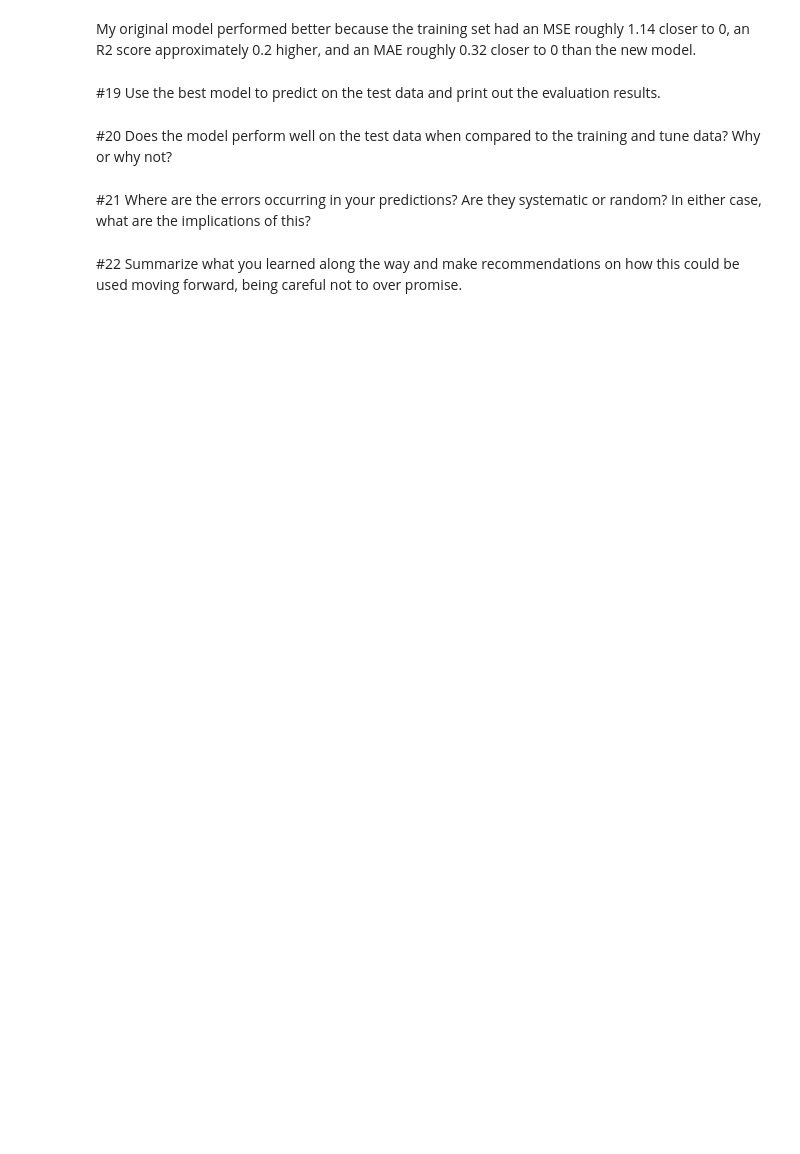
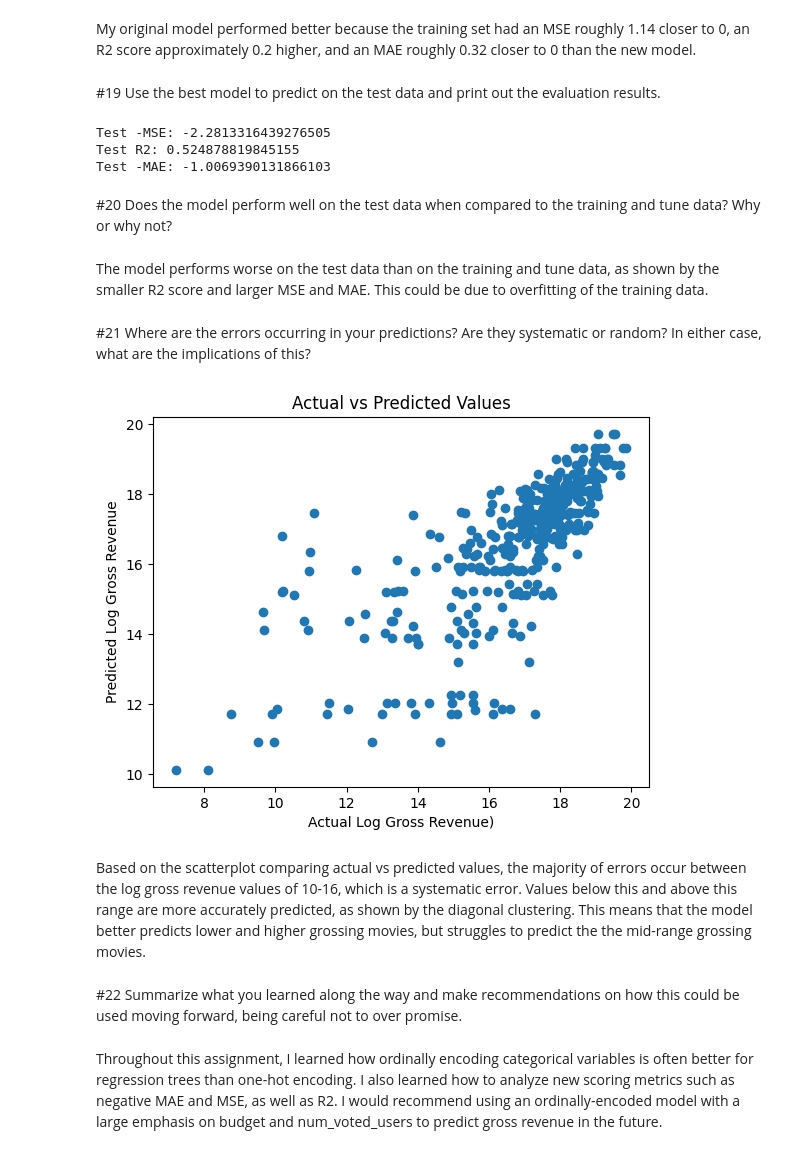
Before and after one commit to stefregalia/DS-3021, a Jupyter notebook: 09_DT_Regression/DT_Reg_Lab (1).ipynb, the cells around one changed output. Drawn from its saved outputs; the diff is of its cells as text; code cells hidden in the pictures; blank space fills up the shorter version.

```diff
--- a/09_DT_Regression/DT_Reg_Lab (1).ipynb
+++ b/09_DT_Regression/DT_Reg_Lab (1).ipynb
@@ -294,9 +294,41 @@ Train MAE: -1.107038503543979
 My original model performed better because the training set had an MSE roughly 1.14 closer to 0, an R2 score approximately 0.2 higher, and an MAE roughly 0.32 closer to 0 than the new model.
 # %% [markdown]
 #19 Use the best model to predict on the test data and print out the evaluation results.
+# %%
+new_model = best_param.fit(X_train, y_train)  # Defining the best model
+
+test_pred_1 = new_model.predict(X_test) # Using the best model to predict the test data
+
+# Calculating scoring metrics for the test data
+
+test_mse_neg_1 = -mean_squared_error(y_test, test_pred_1)
+test_r2_1 = r2_score(y_test, test_pred_1)
+test_mae_neg_1 = -mean_absolute_error(y_test, test_pred_1)
+
+print("Test -MSE:", test_mse_neg_1)
+print("Test R2:", test_r2_1)
+print("Test -MAE:", test_mae_neg_1)
+# %% [output]
+Test -MSE: -2.2813316439276505
+Test R2: 0.524878819845155
+Test -MAE: -1.0069390131866103
 # %% [markdown]
 #20 Does the model perform well on the test data when compared to the training and tune data? Why or why not?
+# %% [markdown]
+The model performs worse on the test data than on the training and tune data, as shown by the smaller R2 score and larger MSE and MAE. This could be due to overfitting of the training data.
 # %% [markdown]
 #21 Where are the errors occurring in your predictions? Are they systematic or random? In either case, what are the implications of this?
+# %%
+plt.scatter(y_test, test_pred_1)
+plt.xlabel("Actual Log Gross Revenue)")
+plt.ylabel("Predicted Log Gross Revenue")
+plt.title("Actual vs Predicted Values")
+plt.show()
+# %% [output]
+[figure, added]
+# %% [markdown]
+Based on the scatterplot comparing actual vs predicted values, the majority of errors occur between the log gross revenue values of 10-16, which is a systematic error. Values below this and above this range are more accurately predicted, as shown by the diagonal clustering. This means that the model better predicts lower and higher grossing movies, but struggles to predict the the mid-range grossing movies.
 # %% [markdown]
 #22 Summarize what you learned along the way and make recommendations on how this could be used moving forward, being careful not to over promise.
+# %% [markdown]
+Throughout this assignment, I learned how ordinally encoding categorical variables is often better for regression trees than one-hot encoding. I also learned how to analyze new scoring metrics such as negative MAE and MSE, as well as R2. I would recommend using an ordinally-encoded model with a large emphasis on budget and num_voted_users to predict gross revenue in the future.
```
Also changed, not shown: parts of 3 cells of this notebook.
